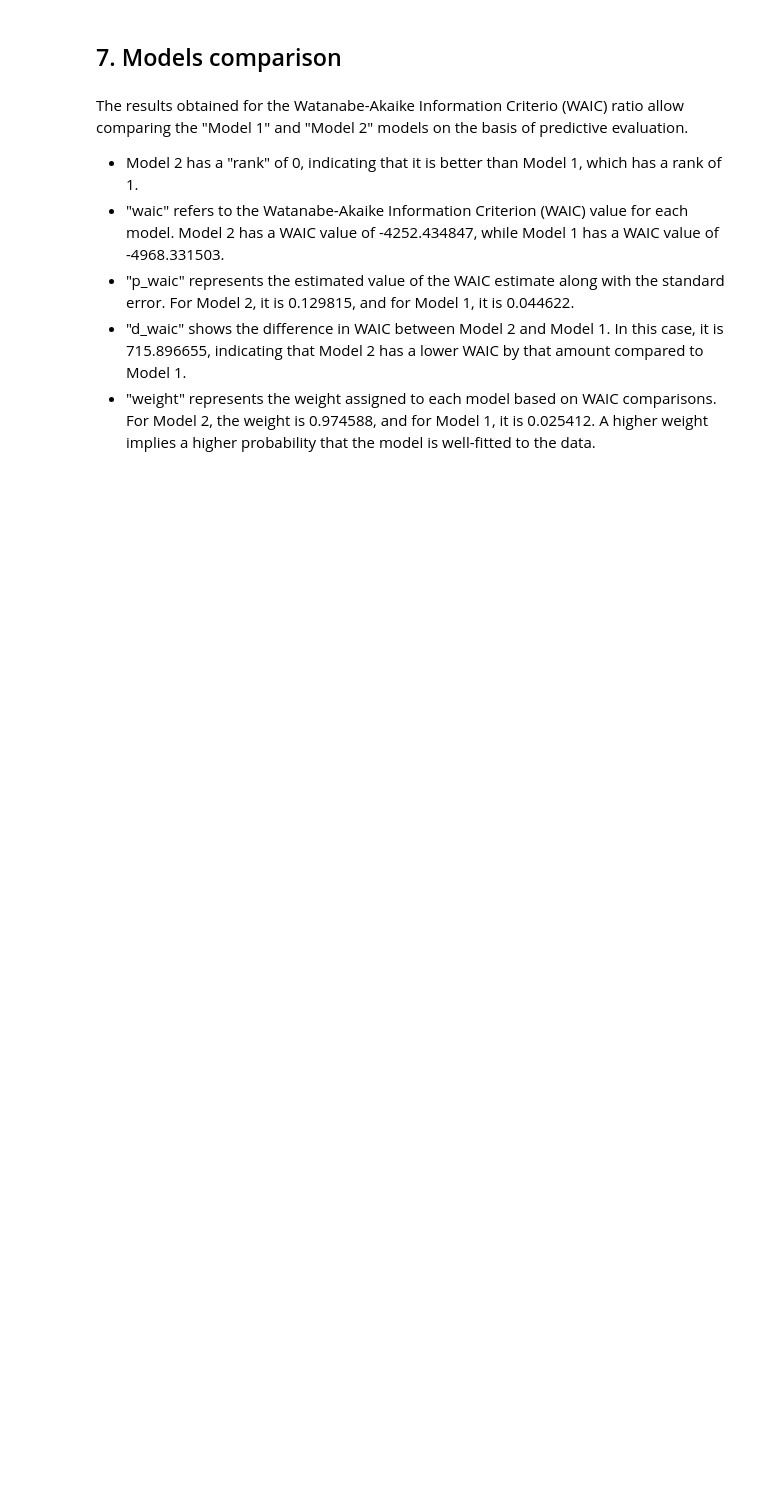
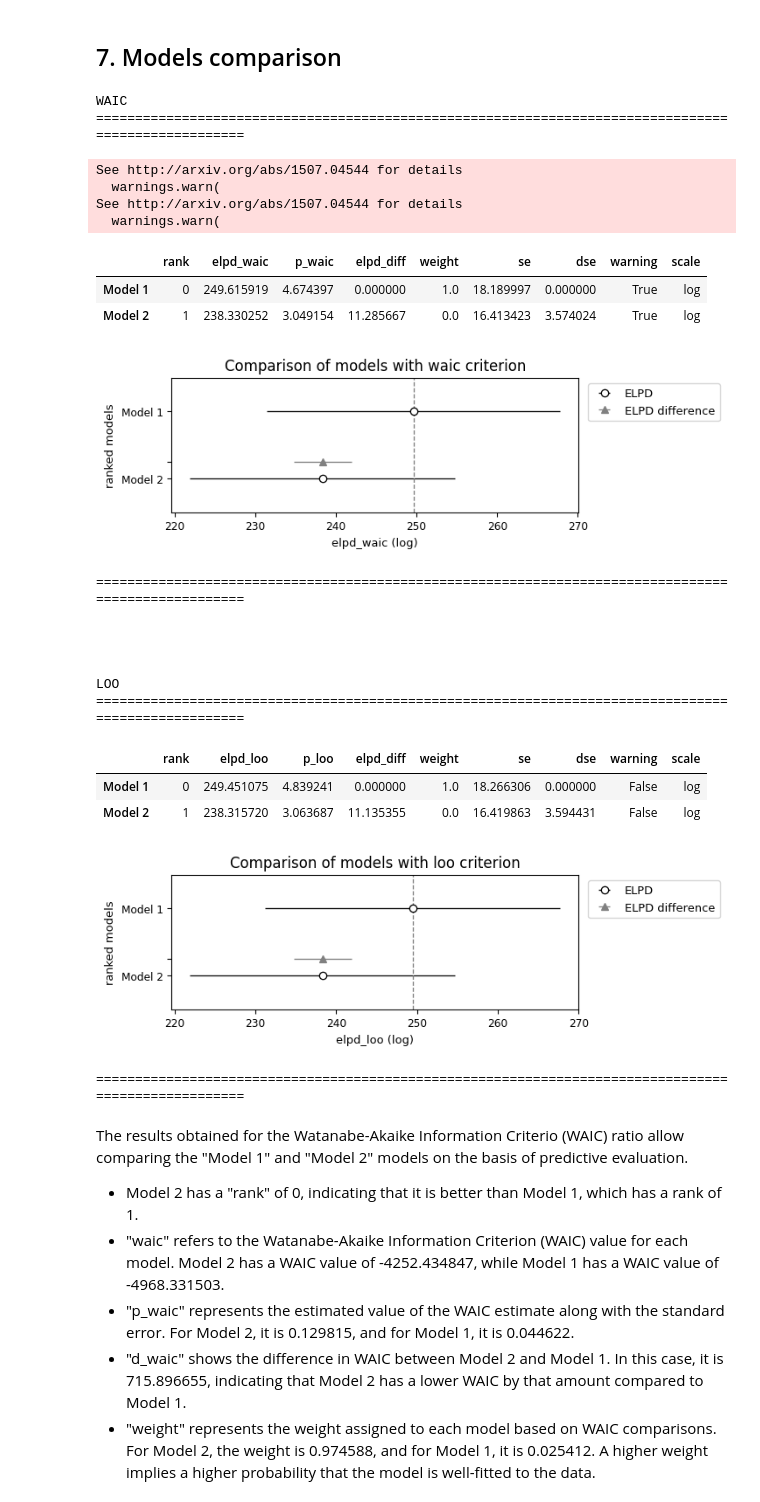
Before and after one commit to Artur-Mzyk/Data-Analytics, a Jupyter notebook: Project/review.ipynb, the cells around one changed output. Drawn from its saved outputs; the diff is of its cells as text; code cells hidden in the pictures; blank space fills up the shorter version.

Commit message:
waic and loo comp

```diff
--- a/Project/review.ipynb
+++ b/Project/review.ipynb
@@ -384,22 +443,45 @@ plt.show()
 ## 7. Models comparison
 # %%
 compare_dict = {
-    "Model 1": az.from_cmdstanpy(posterior=gamma_fit),
-    "Model 2": az.from_cmdstanpy(posterior=exp_fit)
+    "Model 1": az.from_cmdstanpy(posterior=gamma_fit_sim),
+    "Model 2": az.from_cmdstanpy(posterior=exp_fit_sim)
 }
 
 for information_criteria in ["waic", "loo"]:
     diff = az.compare(compare_dict=compare_dict, ic=information_criteria)
     print(f"{information_criteria.upper()}")
     print("="*100)
     display(diff)
     ax = az.plot_compare(diff)
     ax.set_title(f"Comparison of models with {information_criteria} criterion")
     plt.show()
     print("="*100)
 
     if information_criteria == "waic":
         print('\n\n\n')
+# %% [output]
+WAIC
+====================================================================================================
+See http://arxiv.org/abs/1507.04544 for details
+  warnings.warn(
+See http://arxiv.org/abs/1507.04544 for details
+  warnings.warn(
+|  | rank | elpd_waic | p_waic | elpd_diff | weight | se | dse | warning | scale |
+| Model 1 | 0 | 249.615919 | 4.674397 | 0.000000 | 1.0 | 18.189997 | 0.000000 | True | log |
+| Model 2 | 1 | 238.330252 | 3.049154 | 11.285667 | 0.0 | 16.413423 | 3.574024 | True | log |
+[figure, added]
+====================================================================================================
+
+
+
+
+LOO
+====================================================================================================
+|  | rank | elpd_loo | p_loo | elpd_diff | weight | se | dse | warning | scale |
+| Model 1 | 0 | 249.451075 | 4.839241 | 0.000000 | 1.0 | 18.266306 | 0.000000 | False | log |
+| Model 2 | 1 | 238.315720 | 3.063687 | 11.135355 | 0.0 | 16.419863 | 3.594431 | False | log |
+[figure, added]
+====================================================================================================
 # %% [markdown]
 The results obtained for the Watanabe-Akaike Information Criterio (WAIC) ratio allow comparing the "Model 1" and "Model 2" models on the basis of predictive evaluation.
 - Model 2 has a "rank" of 0, indicating that it is better than Model 1, which has a rank of 1.
```
Also changed, not shown: parts of 11 cells of this notebook, 2 other files.
